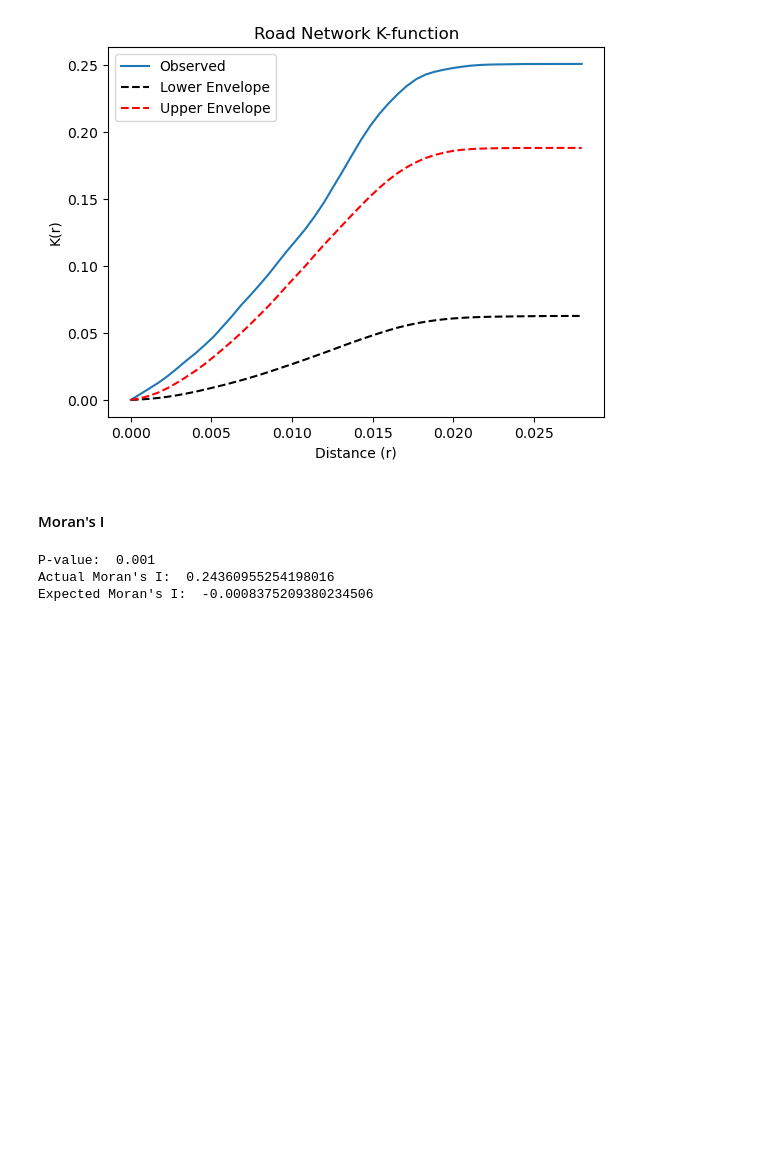
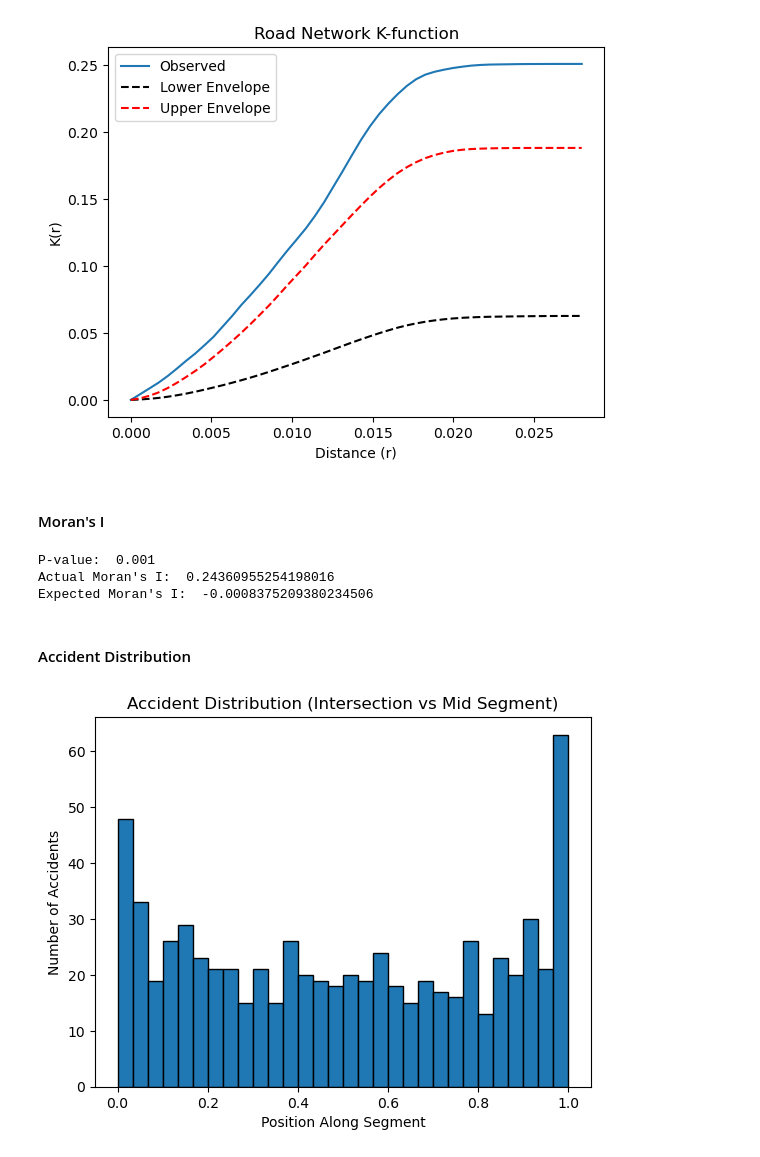
Before and after one commit to mak1821/Network-Data-Analysis---Coursework, a Jupyter notebook: Part2.ipynb, the cells around one changed output. Drawn from its saved outputs; the diff is of its cells as text; code cells hidden in the pictures; blank space fills up the shorter version.

```diff
--- a/Part2.ipynb
+++ b/Part2.ipynb
@@ -187,3 +187,25 @@ print("Expected Moran's I: ", expected_I)
 P-value:  0.001
 Actual Moran's I:  0.24360955254198016
 Expected Moran's I:  -0.0008375209380234506
+# %% [markdown]
+#### Accident Distribution
+# %%
+snapped_accidents = pointpat.obs_to_arc
+
+accident_fractions = {}
+for arc, observations in snapped_accidents.items():
+    for obs_id, snapped_coords in observations.items():
+        x, y = snapped_coords
+        d1, d2 = spaghetti_net.compute_distance_to_vertices(x, y, arc)
+        total_length = d1 + d2
+        fraction_along_segment = d1 / total_length
+        accident_fractions[obs_id] = fraction_along_segment
+
+fractions = list(accident_fractions.values())
+plt.hist(fractions, bins=30, edgecolor='black')
+plt.xlabel('Position Along Segment')
+plt.ylabel('Number of Accidents')
+plt.title('Accident Distribution (Intersection vs Mid Segment)')
+plt.show()
+# %% [output]
+[figure, added]
```
